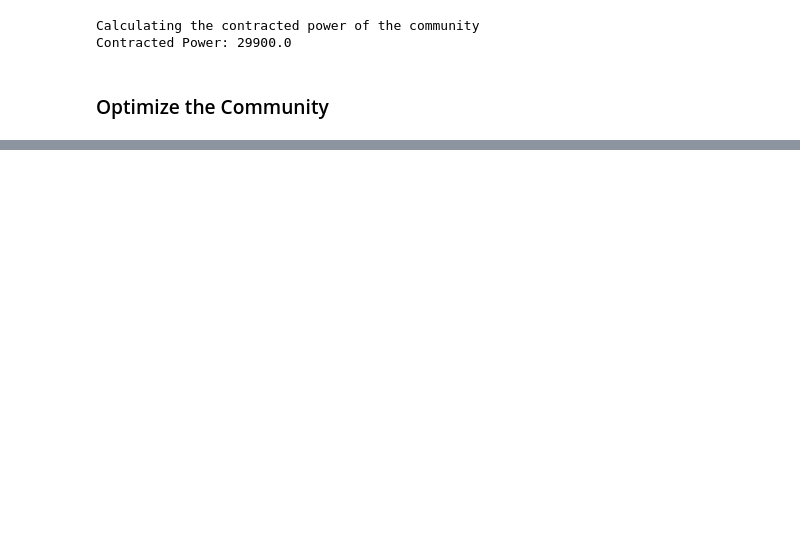
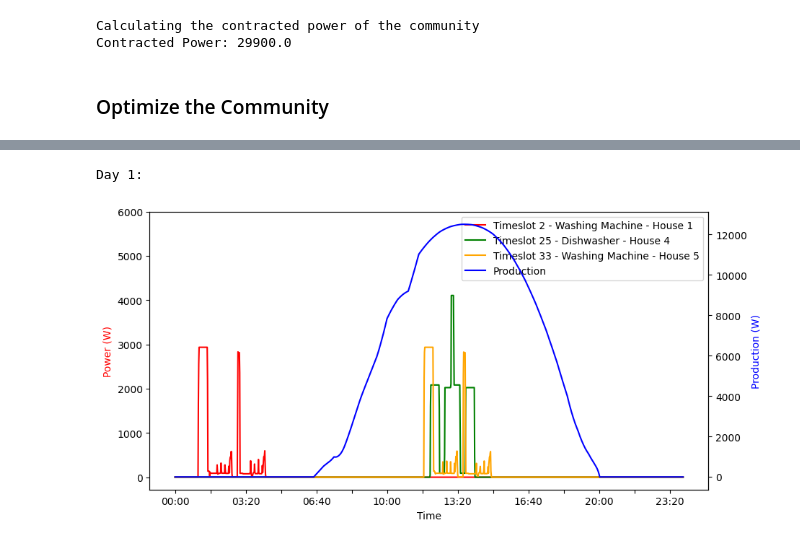
Before and after one commit to EV4EU/Energy_Community_Simulation, a Jupyter notebook: Optimization_with_Pyomo_MinimizeEnergyCosts.ipynb, the cells around one changed output, grey strips where cells are left out. Cells and saved outputs as stored; diff of their text form; code cells hidden in the pictures; blank space fills up the shorter version.

```diff
--- a/Optimization_with_Pyomo_MinimizeEnergyCosts.ipynb
+++ b/Optimization_with_Pyomo_MinimizeEnergyCosts.ipynb
@@ -1654,9 +2041,12 @@ def show_timeslots_placement_graph_double(path, day):
   plt.savefig(str(day) + '.png')
   plt.show()
 # %%
-for day in range(1, 7):
+for day in range(1, 2):
   print("Day " + str(day) + ":")
   #show_timeslots_placement_graph_double(path_steps_minutes, day)
   show_timeslots_placement_graph_double(path_steps_after_first, day)
+# %% [output]
+Day 1:
+[figure, added]
 # %%
 dfs['pImp_df'].sum().sum()
```
Also changed, not shown: parts of 28 cells of this notebook.
